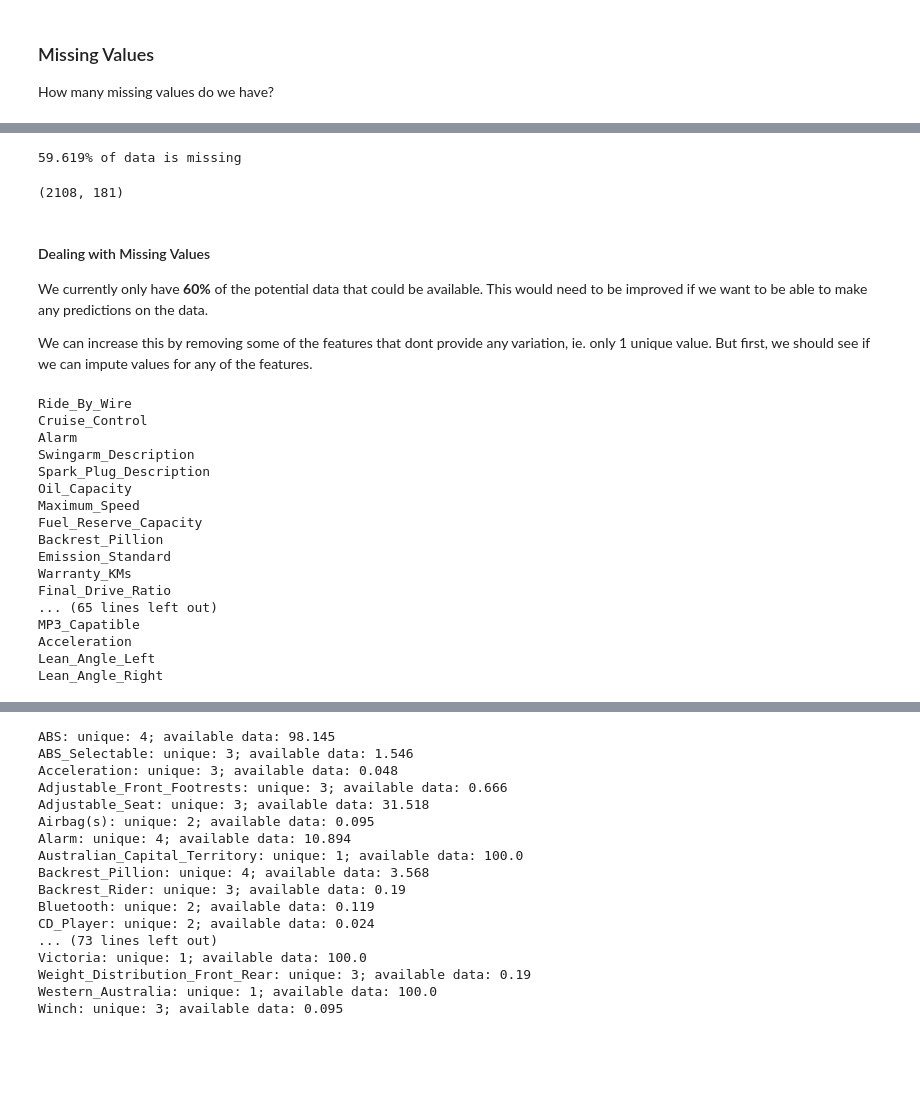
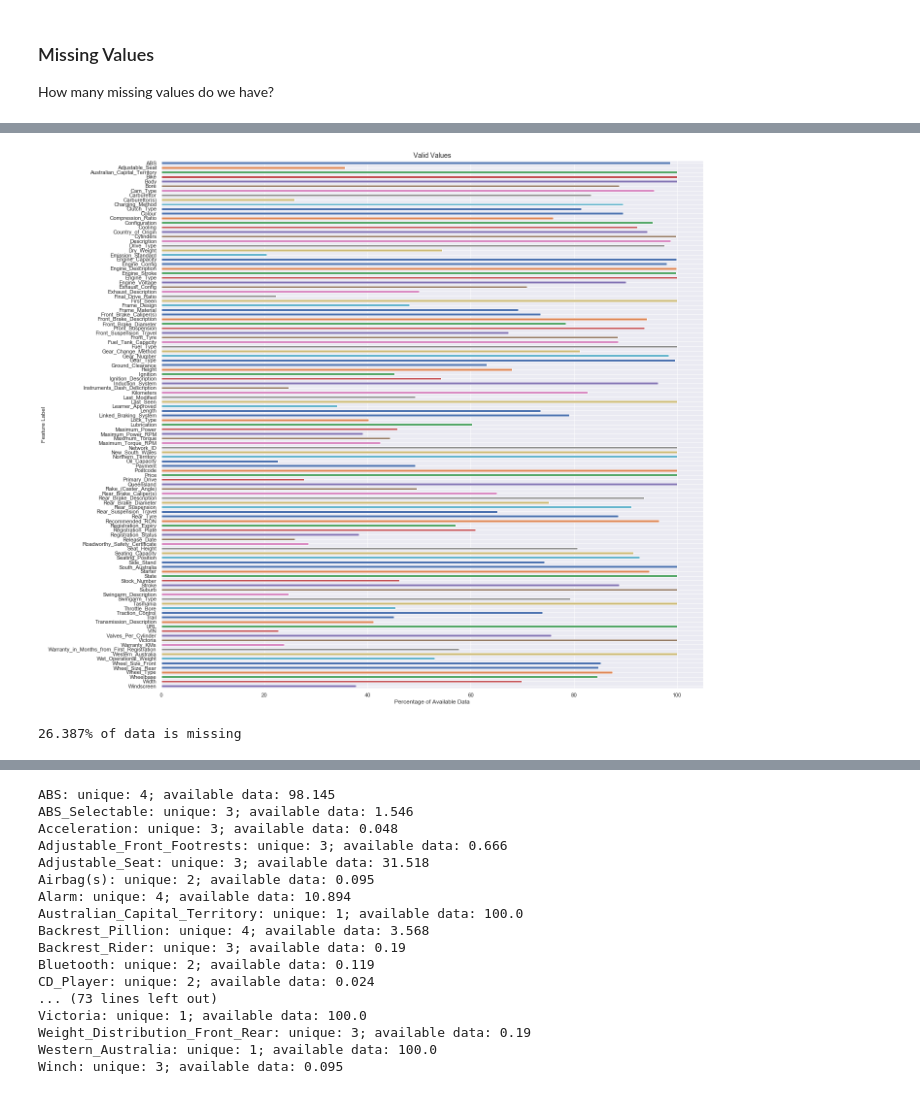
Before and after one commit to beaubellamy/BikeSales, a Jupyter notebook: BikeSales EDA.ipynb, the cells around one changed output, grey strips where cells are left out. Cells and saved outputs as stored; diff of their text form; code cells hidden in the pictures; blank space fills up the shorter version.

```diff
--- a/BikeSales EDA.ipynb
+++ b/BikeSales EDA.ipynb
@@ -583,42 +648,6 @@ missing_bar(df)
 # %%
-missing = df.isnull().sum()/df.shape[0] * 100
-print('{}% of data is missing '.format(round(missing.sum()/len(df.columns),3)))
-df.shape
+missing_bar(df)
+print('{}% of data is missing '.format(round(df.isnull().sum().sum()/float(df.size)*100,3)))
 # %% [output]
+[figure, added]
-59.619% of data is missing
+26.387% of data is missing
-(2108, 181)
-# %% [markdown]
-#### Dealing with Missing Values
-We currently only have **60%** of the potential data that could be available. This would need to be improved if we want to be able to make any predictions on the data.
-
-We can increase this by removing some of the features that dont provide any variation, ie. only 1 unique value. But first, we should see if we can impute values for any of the features.
-# %%
-# Amalgamate any features that can be.
-
-# Generate list of features to look at
-# - featuers with less than ~80% data
-
-minimum_null_threshold = 0.8 * df.shape[0]
-
-for col in list(df.columns):
-    if (df[col].isnull().sum() > minimum_null_threshold):
-
-         print (col)
-# %% [output]
-Ride_By_Wire
-Cruise_Control
-Alarm
-Swingarm_Description
-Spark_Plug_Description
-Oil_Capacity
-Maximum_Speed
-Fuel_Reserve_Capacity
-Backrest_Pillion
-Emission_Standard
-Warranty_KMs
-Final_Drive_Ratio
-... (65 lines left out)
-MP3_Capatible
-Acceleration
-Lean_Angle_Left
-Lean_Angle_Right
```
Also changed, not shown: parts of 25 cells of this notebook.
